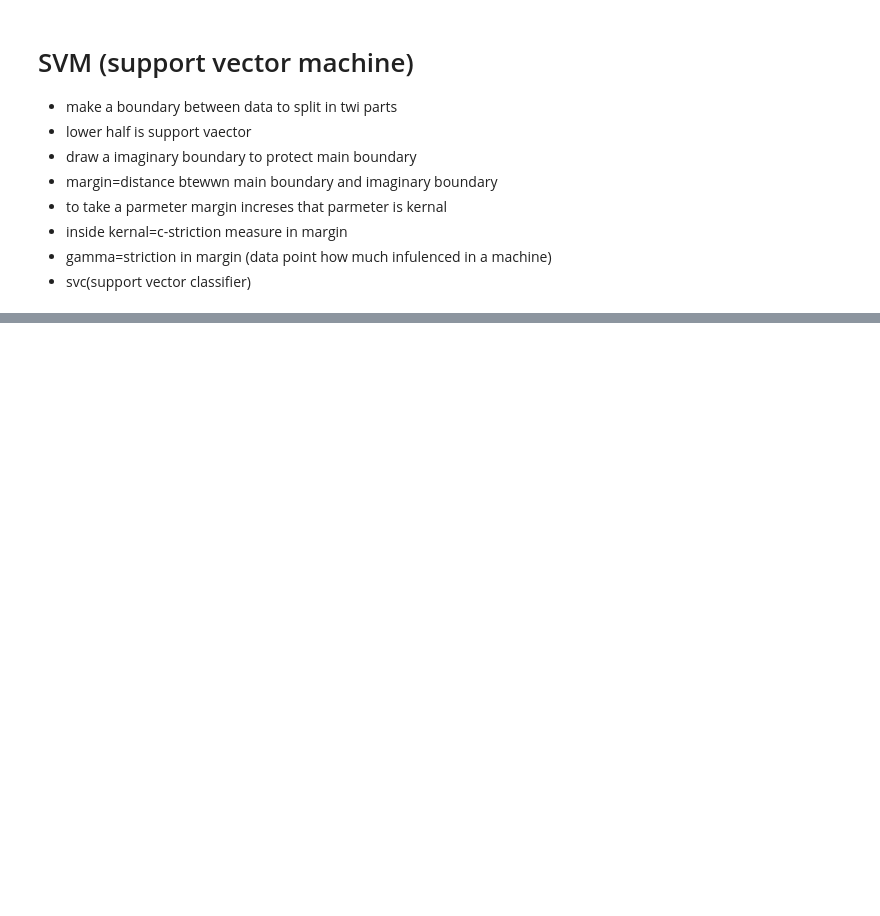
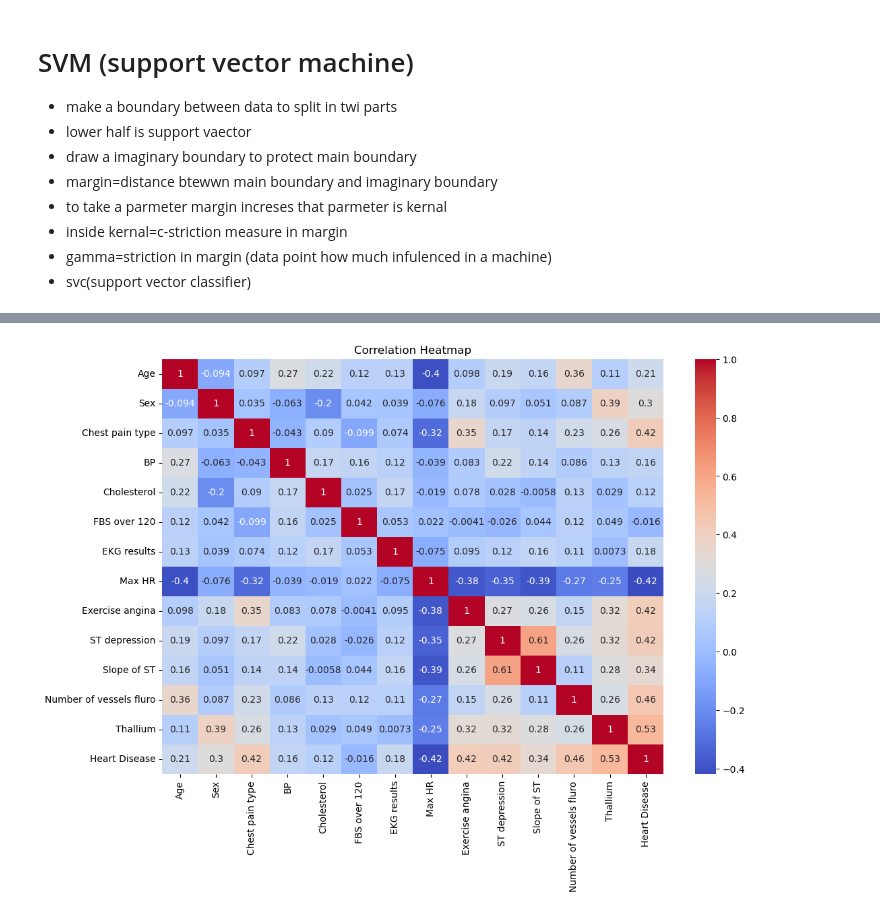
Before and after one commit to mkumar2177/Data-science-, a Jupyter notebook: svm.ipynb, the cells around one changed output, grey strips where cells are left out. Cells and saved outputs as stored; diff of their text form; code cells hidden in the pictures; blank space fills up the shorter version.

```diff
--- a/svm.ipynb
+++ b/svm.ipynb
@@ -105,0 +190,5 @@ df["Heart Disease"] = encoder.fit_transform(df["Heart Disease"])
+# %%
+for col in df.columns:
+    print("="*50)
+    print(col)
+    print(df[col].unique())
@@ -105,0 +213,4 @@ df["Heart Disease"] = encoder.fit_transform(df["Heart Disease"])
+# %%
+categorical_columns = df.select_dtypes(include=['object']).columns
+
+categorical_columns
@@ -105,0 +219,5 @@ df["Heart Disease"] = encoder.fit_transform(df["Heart Disease"])
+# %%
+le = LabelEncoder()
+
+for col in categorical_columns:
+    df[col] = le.fit_transform(df[col])
@@ -105,0 +233,14 @@ df["Heart Disease"] = encoder.fit_transform(df["Heart Disease"])
+# %%
+plt.figure(figsize=(12,8))
+
+sns.heatmap(
+    df.corr(),
+    annot=True,
+    cmap="coolwarm"
+)
+
+plt.title("Correlation Heatmap")
+
+plt.show()
+# %% [output]
+[figure, added]
```
Also changed, not shown: parts of 69 cells of this notebook, 6 other files.
